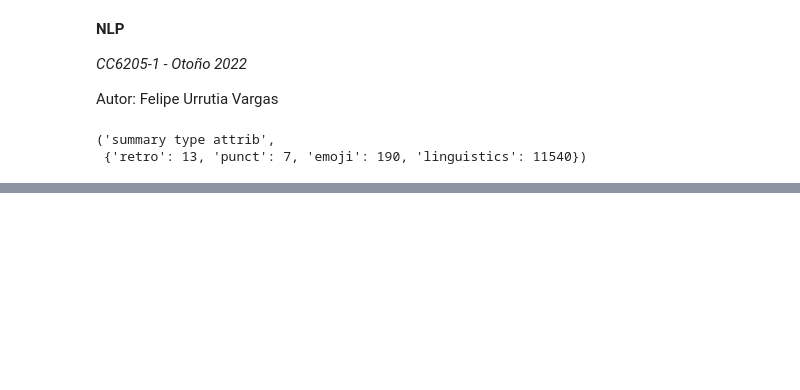
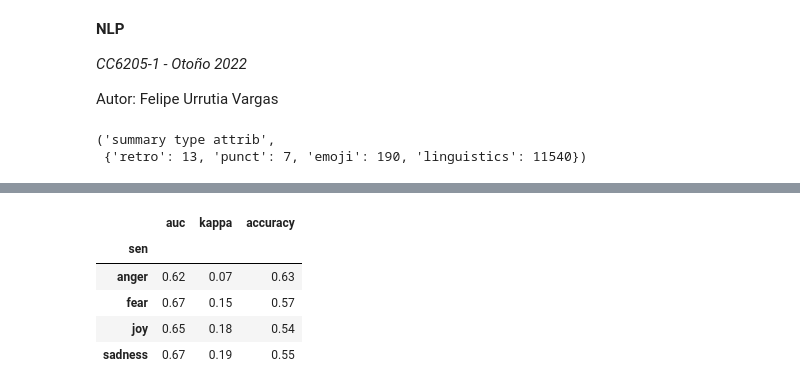
Before and after one commit to furrutiav/NLP-Competition-1, a Jupyter notebook: 03 Evaluacion.ipynb, the cells around one changed output, grey strips where cells are left out. Drawn from its saved outputs; the diff is of its cells as text; code cells hidden in the pictures; blank space fills up the shorter version.

```diff
--- a/03 Evaluacion.ipynb
+++ b/03 Evaluacion.ipynb
@@ -45,6 +54,13 @@ from sklearn.metrics import precision_recall_fscore_support
 # %%
 sentiments = "anger fear joy sadness".split()
 intensities = "low medium high".split()
+# %%
+summary_baseline = pd.DataFrame({
+    "sen": sentiments,
+    "auc": [0.62, 0.67, 0.65, 0.67],
+    "kappa": [0.07, 0.15, 0.18, 0.19],
+    "accuracy": [0.63, 0.57, 0.54, 0.55]
+             }).set_index("sen")
 # %%
 df_train = pickle.load(open("df_train.pickle", "rb"))
 # %%
@@ -75,0 +186,9 @@ clf.score(X_test, y_test)
+# %%
+summary_baseline
+# %% [output]
+|  | auc | kappa | accuracy |
+| sen |  |  |  |
+| anger | 0.62 | 0.07 | 0.63 |
+| fear | 0.67 | 0.15 | 0.57 |
+| joy | 0.65 | 0.18 | 0.54 |
+| sadness | 0.67 | 0.19 | 0.55 |
```
Also changed, not shown: parts of 6 cells of this notebook, 1 other file.
